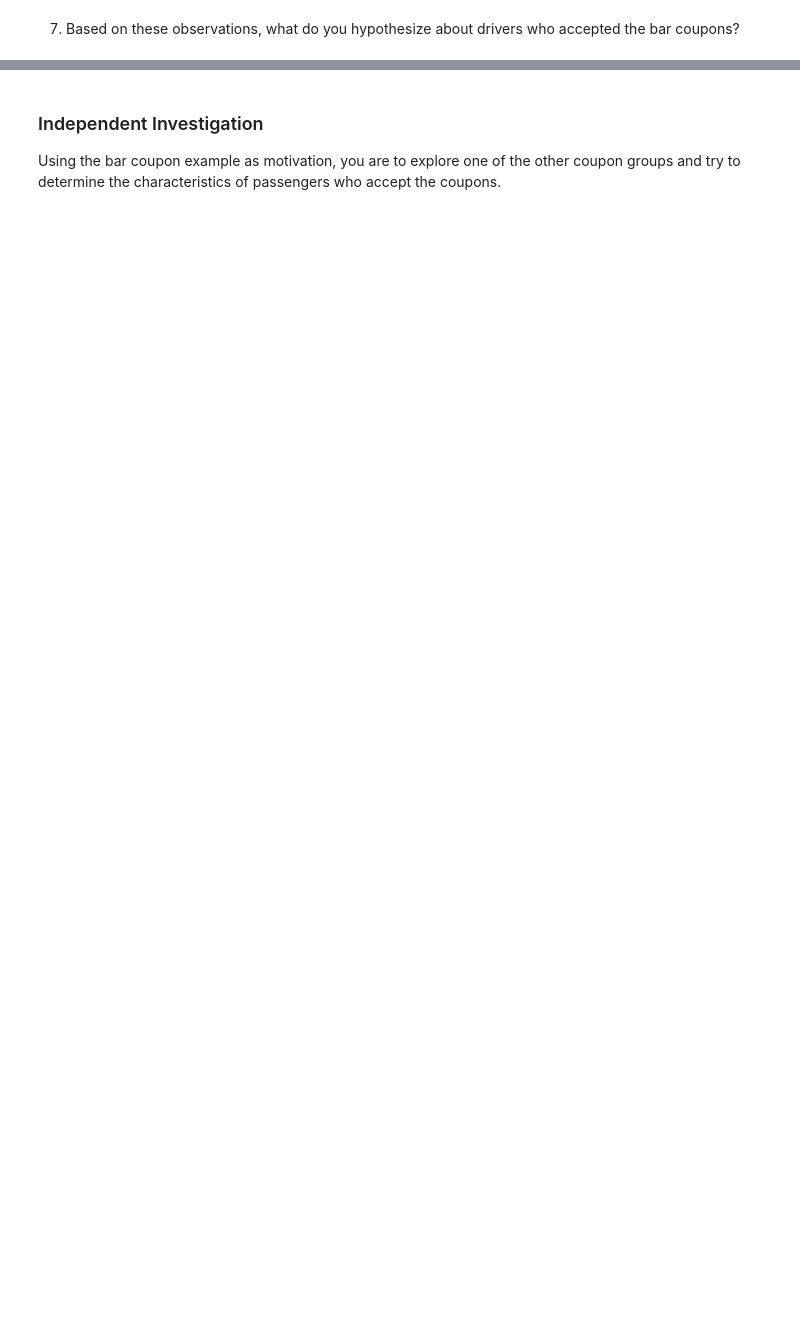
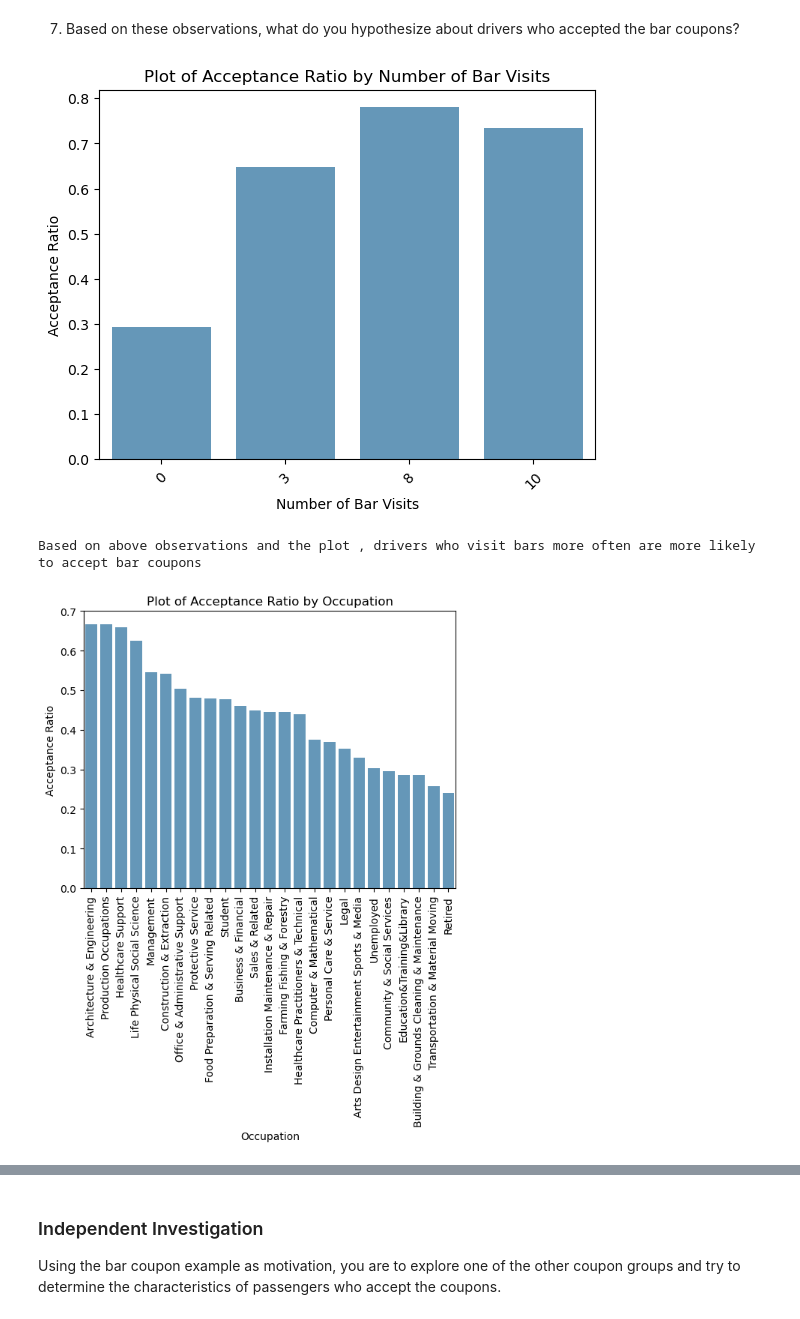
Before and after one commit to sujmishra/data-science-berkley, a Jupyter notebook: Assignment-5.1/prompt.ipynb, the cells around one changed output, grey strips where cells are left out. Cells and saved outputs as stored; diff of their text form; code cells hidden in the pictures; blank space fills up the shorter version.

```diff
--- a/Assignment-5.1/prompt.ipynb
+++ b/Assignment-5.1/prompt.ipynb
@@ -256,2 +332,56 @@ Ratio of acceptance for drivers who go to bars more than once a month and had pa
 # %% [markdown]
 7.  Based on these observations, what do you hypothesize about drivers who accepted the bar coupons?
+# %%
+bar_acceptance_rates = df_clean_bar.groupby('Bar')['Y'].agg(['mean','count'])
+bar_acceptance_rates.columns = ['Acceptance Rate','Total Coupons']
+bar_acceptance_rates = bar_acceptance_rates.sort_values('Acceptance Rate',ascending=False)
+bar_acceptance_rates = bar_acceptance_rates.reset_index()
+sns.barplot(data=bar_acceptance_rates, x ='Bar', y ='Acceptance Rate', alpha=0.75)
+plt.title('Plot of Acceptance Ratio by Number of Bar Visits')
+plt.xlabel('Number of Bar Visits')
+plt.ylabel('Acceptance Ratio')
+plt.xticks(rotation=45)
+
+plt.savefig('images/acceptance_ratio_by_bar_visits.png')
+plt.show()
+print('Based on above observations and the plot , drivers who visit bars more often are more likely to accept bar coupons')
+
+occupation_acceptance_rates = df_clean_bar.groupby('occupation')['Y'].agg(['mean','count'])
+occupation_acceptance_rates.columns = ['Acceptance Rate','Total Coupons']
+occupation_acceptance_rates = occupation_acceptance_rates.sort_values('Acceptance Rate',ascending=False)
+occupation_acceptance_rates = occupation_acceptance_rates.reset_index()
+sns.barplot(data=occupation_acceptance_rates, x ='occupation', y ='Acceptance Rate', alpha=0.75)
+plt.title('Plot of Acceptance Ratio by Occupation')
+plt.xlabel('Occupation')
+plt.ylabel('Acceptance Ratio')
+plt.xticks(rotation=90)
+plt.savefig('images/acceptance_ratio_by_occuptation.png')
+plt.show()
+
+gender_acceptance_rates = df_clean_bar.groupby(['gender','maritalStatus'])['Y'].agg(['mean','count'])
+gender_acceptance_rates.columns = ['Acceptance Rate','Total Coupons']
+gender_acceptance_rates = gender_acceptance_rates.sort_values('Acceptance Rate',ascending=False)
+gender_acceptance_rates = gender_acceptance_rates.reset_index()
+sns.barplot(data=gender_acceptance_rates, x ='maritalStatus', y ='Acceptance Rate', alpha=0.75, hue ='gender')
+plt.title('Plot of Acceptance Ratio by Marital Status')
+plt.xlabel('Marital Status')
+plt.ylabel('Acceptance Ratio')
+plt.xticks(rotation=45)
+plt.savefig('images/acceptance_ratio_by_marital_status.png')
+plt.show()
+
+income_acceptance_rates = df_clean_bar.groupby(['income','gender'])['Y'].agg(['mean','count'])
+income_acceptance_rates.columns = ['Acceptance Rate','Total Coupons']
+income_acceptance_rates = income_acceptance_rates.sort_values('Acceptance Rate',ascending=False)
+income_acceptance_rates = income_acceptance_rates.reset_index()
+sns.barplot(data=income_acceptance_rates, x ='income', y ='Acceptance Rate', alpha=0.75, hue ='gender')
+plt.title('Plot of Acceptance Ratio by Income')
+plt.xlabel('Income Levels')
+plt.ylabel('Acceptance Ratio')
+plt.xticks(rotation=90)
+plt.savefig('images/acceptance_ratio_by_income.png')
+plt.show()
+# %% [output]
+[figure, added]
+Based on above observations and the plot , drivers who visit bars more often are more likely to accept bar coupons
+[figure, added]
```
Also changed, not shown: parts of 11 cells of this notebook, 6 other files.
